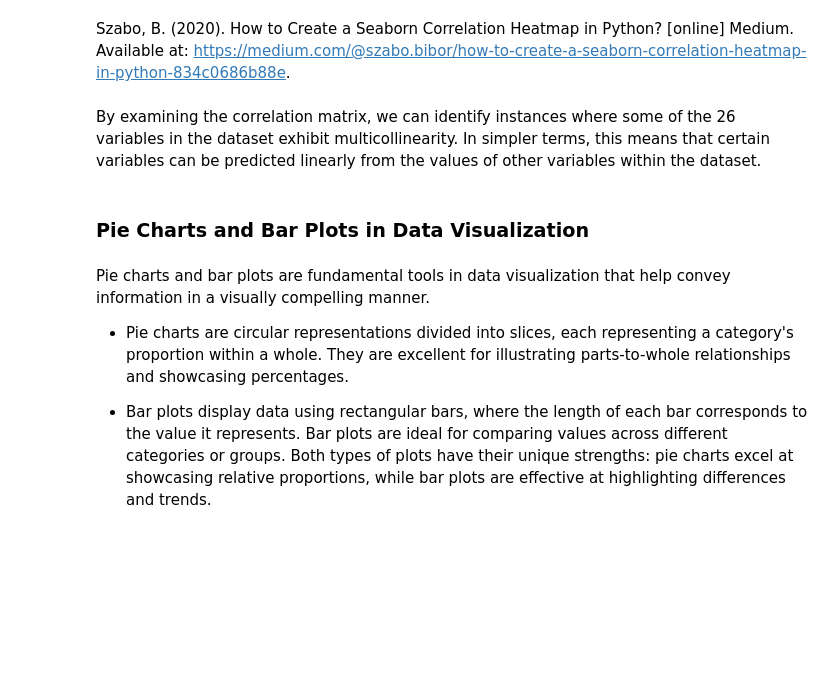
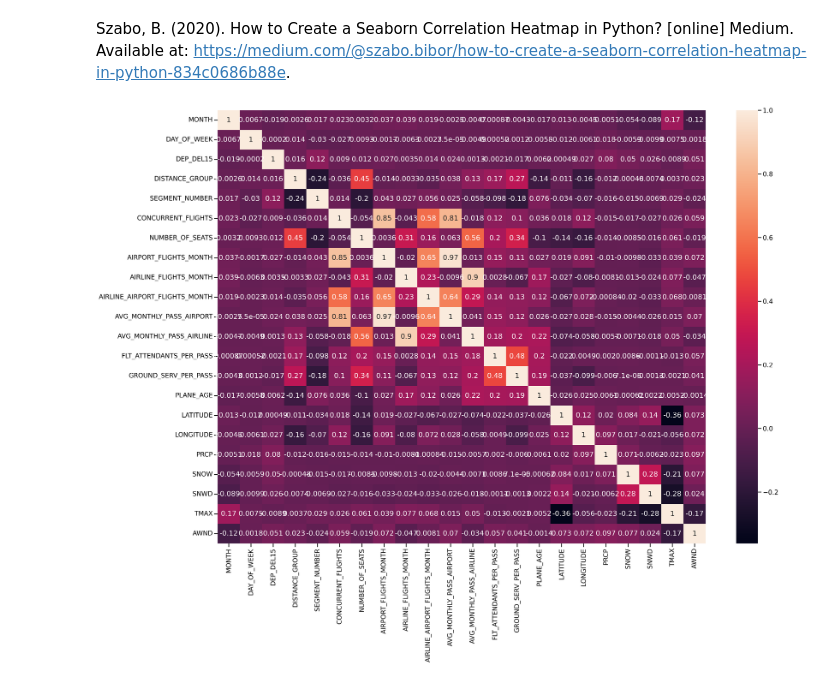
Before and after one commit to RehamTousoun/DataAnalytics_Capstone, a Jupyter notebook: flightDelay.ipynb, the cells around one changed output. Cells and saved outputs as stored; diff of their text form; code cells hidden in the pictures; blank space fills up the shorter version.

```diff
--- a/flightDelay.ipynb
+++ b/flightDelay.ipynb
@@ -304,17 +304,9 @@ A heatmap is a visual representation that use colors to illustrates the degree o
 # %% [markdown]
 Szabo, B. (2020). How to Create a Seaborn Correlation Heatmap in Python? [online] Medium. Available at: https://medium.com/@szabo.bibor/how-to-create-a-seaborn-correlation-heatmap-in-python-834c0686b88e.
 # %%
-# c = df.corr()                                     # Calculate the coerrelation matrix
-# plt.figure(figsize=(28,20))
-# sns.heatmap(c,annot=True)
-# plt.show()
+c = df.corr()                                     # Calculate the coerrelation matrix
+plt.figure(figsize=(28,20))
+sns.heatmap(c,annot=True)
+plt.show()
+# %% [output]
+[figure, added]
-# %% [markdown]
-By examining the correlation matrix, we can identify instances where some of the 26 variables in the dataset exhibit multicollinearity. In simpler terms, this means that certain variables can be predicted linearly from the values of other variables within the dataset.
-# %% [markdown]
-### Pie Charts and Bar Plots in Data Visualization
-# %% [markdown]
-Pie charts and bar plots are fundamental tools in data visualization that help convey information in a visually compelling manner.
-
-* Pie charts are circular representations divided into slices, each representing a category's proportion within a whole. They are excellent for illustrating parts-to-whole relationships and showcasing percentages.
-
-* Bar plots display data using rectangular bars, where the length of each bar corresponds to the value it represents. Bar plots are ideal for comparing values across different categories or groups. Both types of plots have their unique strengths: pie charts excel at showcasing relative proportions, while bar plots are effective at highlighting differences and trends.
```
Also changed, not shown: parts of 9 cells of this notebook.
